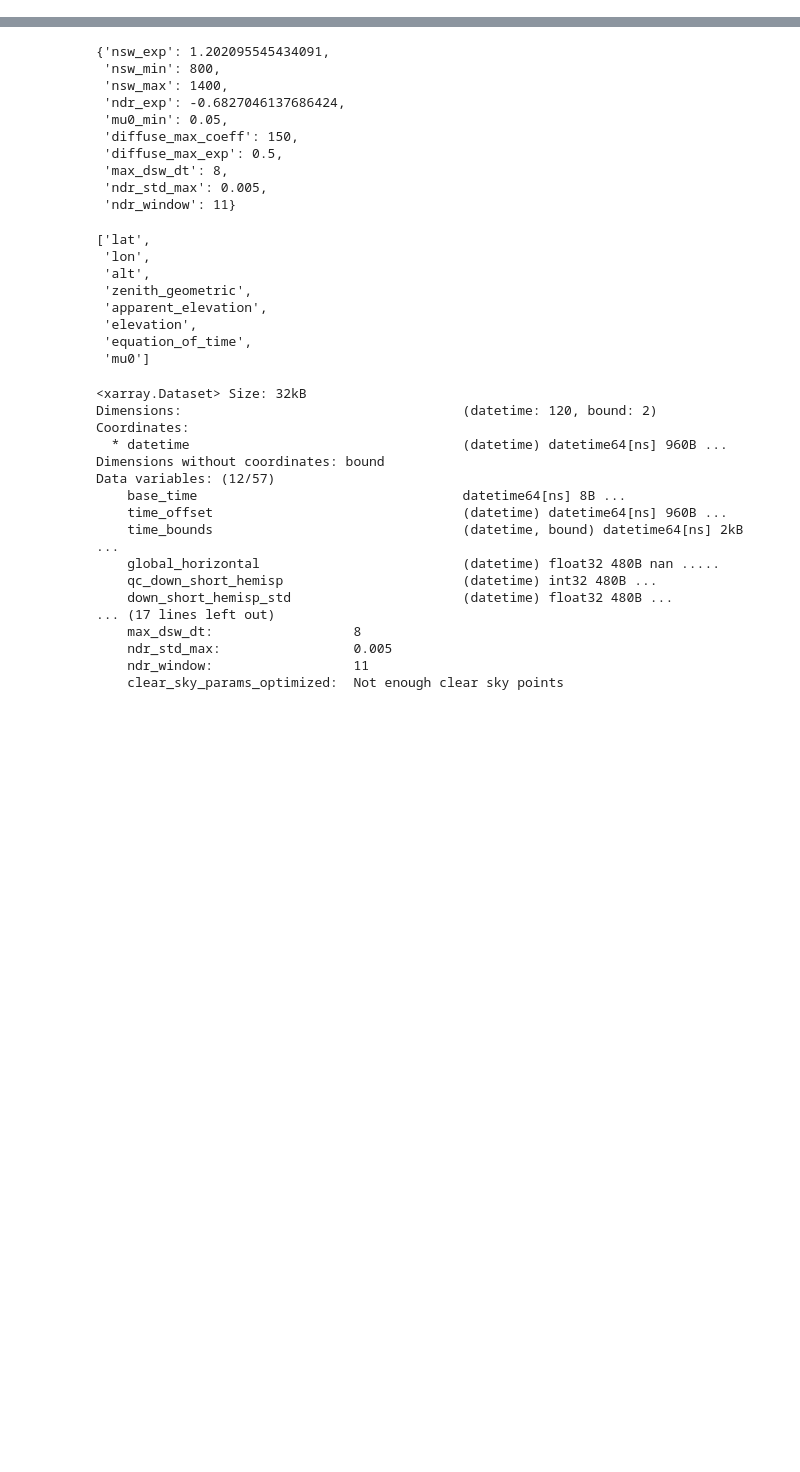
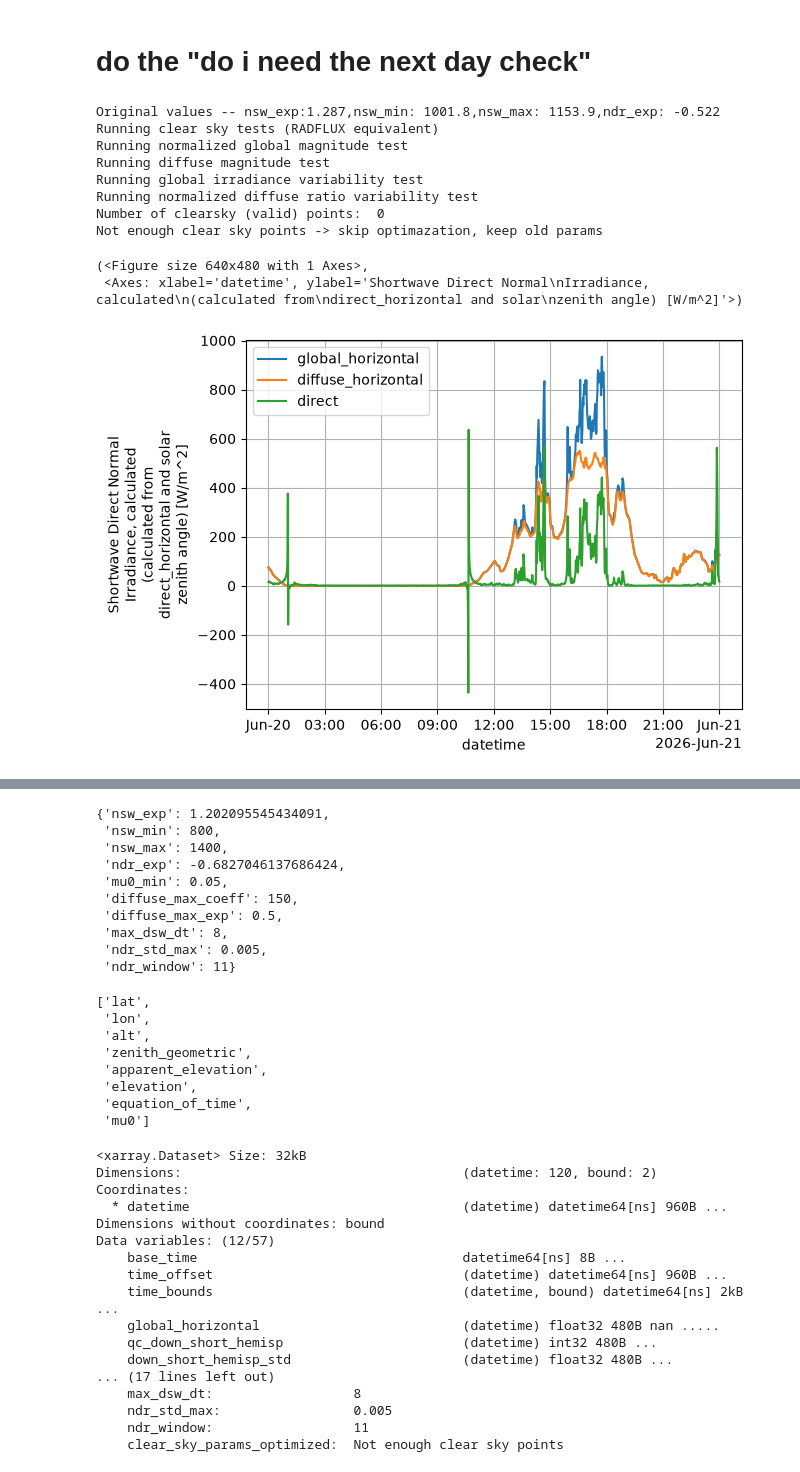
Before and after one commit to HagenTelg/armbnfmentorer, a Jupyter notebook: notebooks/vap_development.ipynb, the cells around one changed output, grey strips where cells are left out. Saved outputs shown, nothing was run; the diff lists cells and outputs as text; code cells hidden in the pictures; blank space fills up the shorter version.

```diff
--- a/notebooks/vap_development.ipynb
+++ b/notebooks/vap_development.ipynb
@@ -34,0 +117,21 @@ vapi.workplan
+# %% [markdown]
+# do the "do i need the next day check"
+# %%
+row = self.workplan.loc['2026-06-20']
+# %%
+out = vapi.process_row(row = row, save = False)
+ds = out['ds']
+bbi = out['bbi']
+bbi.plot_overview()
+# %% [output]
+Original values -- nsw_exp:1.287,nsw_min: 1001.8,nsw_max: 1153.9,ndr_exp: -0.522
+Running clear sky tests (RADFLUX equivalent)
+Running normalized global magnitude test
+Running diffuse magnitude test
+Running global irradiance variability test
+Running normalized diffuse ratio variability test
+Number of clearsky (valid) points:  0
+Not enough clear sky points -> skip optimazation, keep old params
+(<Figure size 640x480 with 1 Axes>,
+ <Axes: xlabel='datetime', ylabel='Shortwave Direct Normal\nIrradiance, calculated\n(calculated from\ndirect_horizontal and solar\nzenith angle) [W/m^2]'>)
+[figure, added]
```
Also changed, not shown: parts of 38 cells of this notebook, 2 other files.
